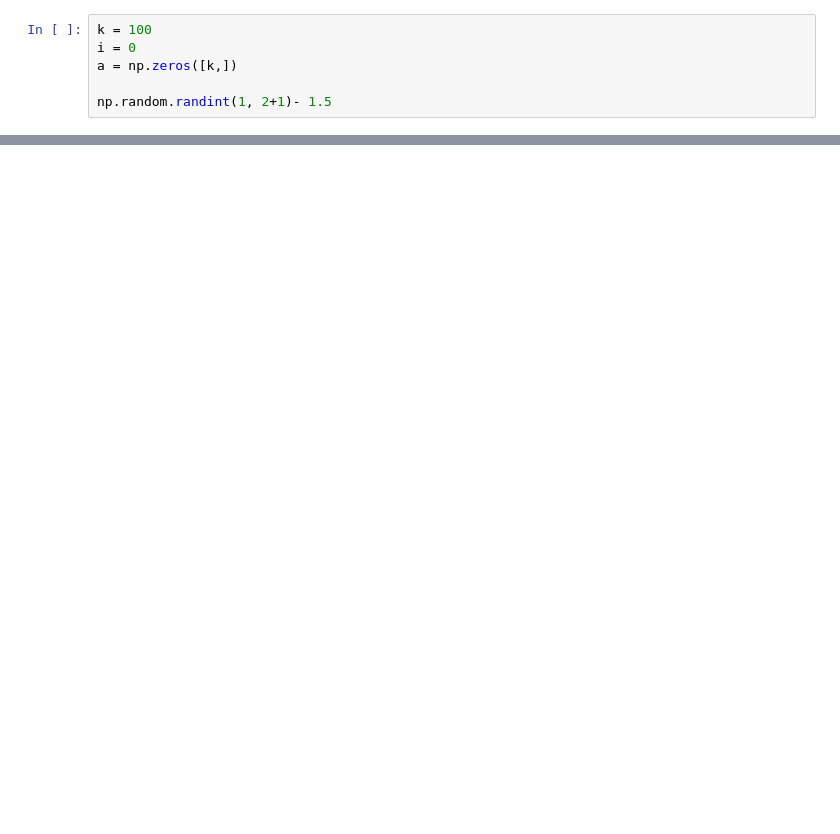
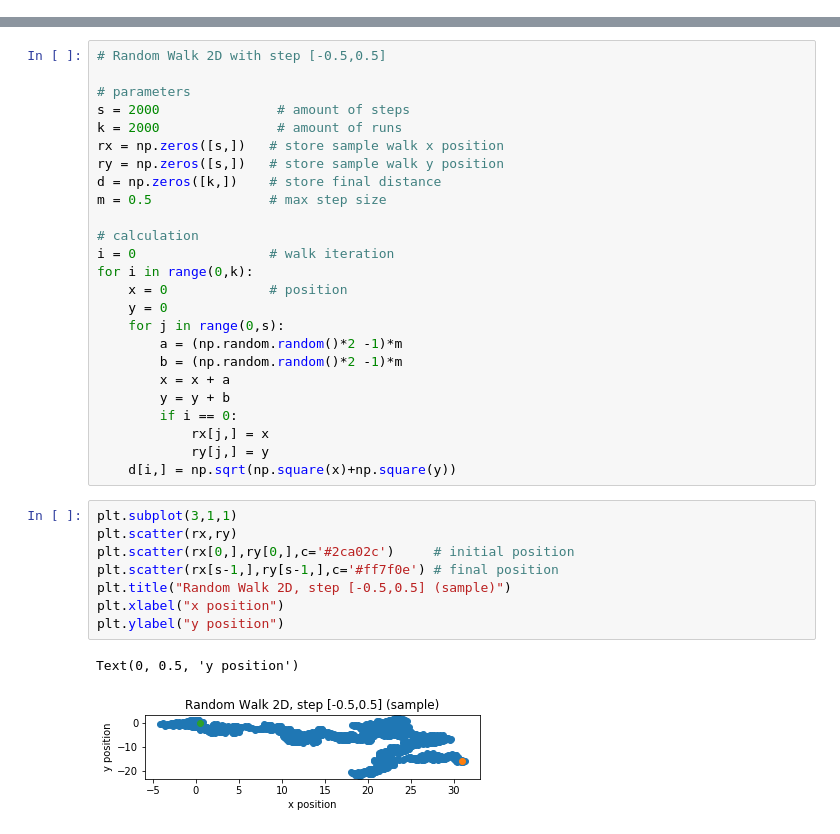
Before and after one commit to NTHU-Phys-Qubit/class-03162020-thebluegiraffe, a Jupyter notebook: class-03162020-thebluegiraffe.ipynb, the cells around one changed output, grey strips where cells are left out. Saved outputs shown, nothing was run; the diff lists cells and outputs as text; blank space fills up the shorter version.

```diff
--- a/class-03162020-thebluegiraffe.ipynb
+++ b/class-03162020-thebluegiraffe.ipynb
@@ -25,6 +4,0 @@ print(e)
-# %%
-k = 100
-i = 0
-a = np.zeros([k,])
-
-np.random.randint(1, 2+1)- 1.5
@@ -32,0 +73,36 @@ IndentationError: expected an indented block (<ipython-input-30-9315921a9ec8>, l
+# %%
+# Random Walk 2D with step [-0.5,0.5]
+
+# parameters
+s = 2000               # amount of steps
+k = 2000               # amount of runs
+rx = np.zeros([s,])   # store sample walk x position
+ry = np.zeros([s,])   # store sample walk y position
+d = np.zeros([k,])    # store final distance
+m = 0.5               # max step size
+
+# calculation
+i = 0                 # walk iteration
+for i in range(0,k):
+    x = 0             # position
+    y = 0
+    for j in range(0,s):
+        a = (np.random.random()*2 -1)*m
+        b = (np.random.random()*2 -1)*m
+        x = x + a
+        y = y + b
+        if i == 0:
+            rx[j,] = x
+            ry[j,] = y
+    d[i,] = np.sqrt(np.square(x)+np.square(y))
+# %%
+plt.subplot(3,1,1)
+plt.scatter(rx,ry)
+plt.scatter(rx[0,],ry[0,],c='#2ca02c')     # initial position
+plt.scatter(rx[s-1,],ry[s-1,],c='#ff7f0e') # final position
+plt.title("Random Walk 2D, step [-0.5,0.5] (sample)")
+plt.xlabel("x position")
+plt.ylabel("y position")
+# %% [output]
+Text(0, 0.5, 'y position')
+[figure, added]
```
Also changed, not shown: parts of 13 cells of this notebook.
